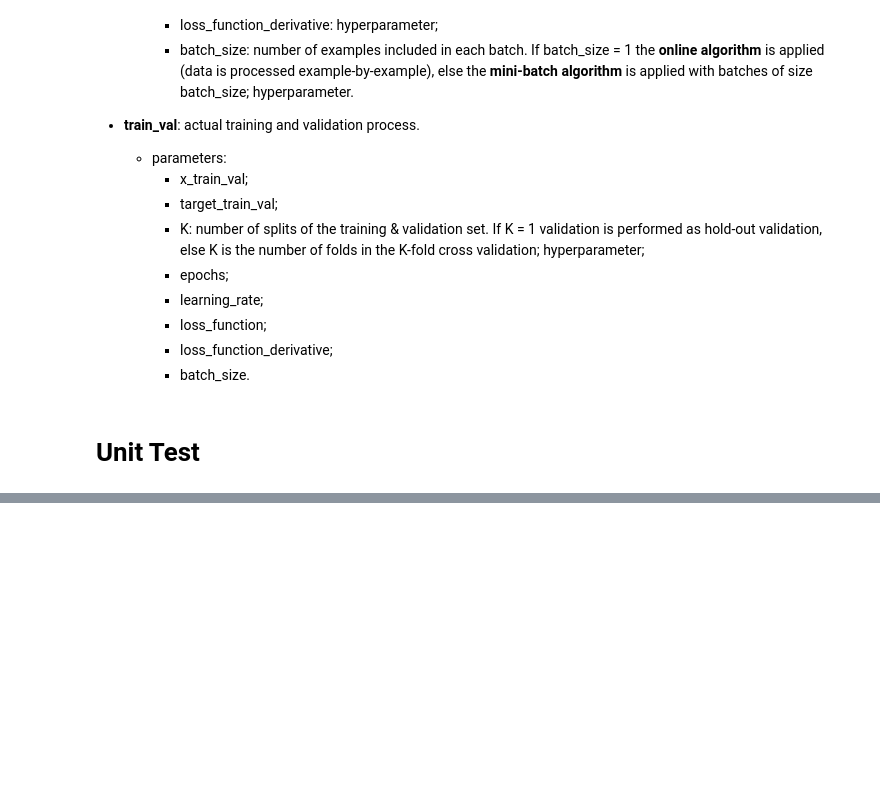
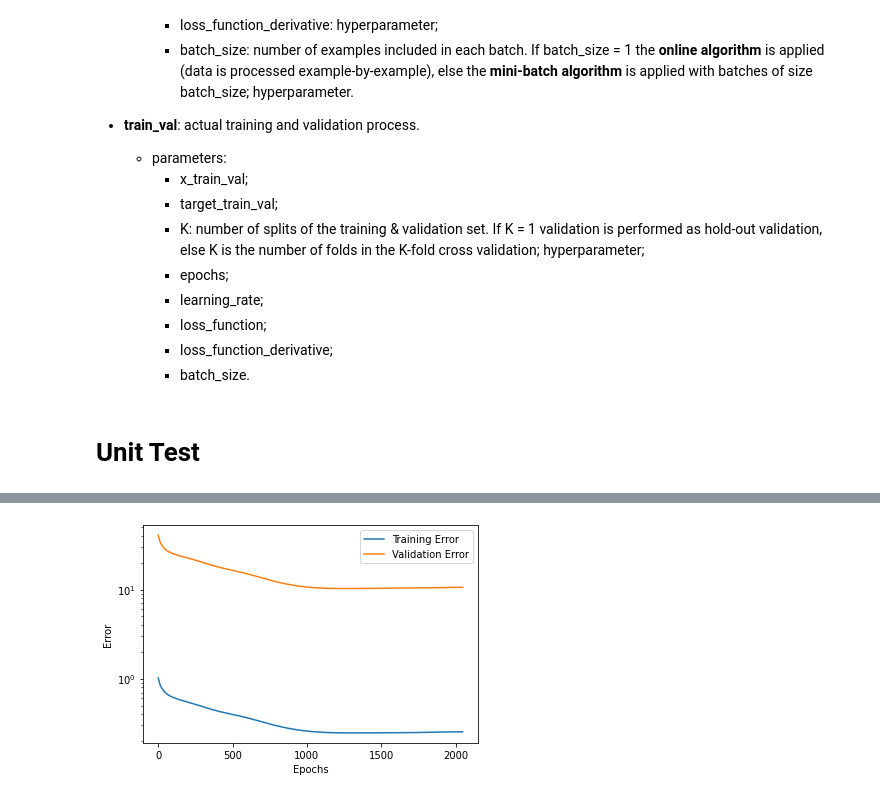
Before and after one commit to AlbertoMontanelli/Machine-Learning, a Jupyter notebook: neural_network.ipynb, the cells around one changed output, grey strips where cells are left out. Saved outputs shown, nothing was run; the diff lists cells and outputs as text; code cells hidden in the pictures; blank space fills up the shorter version.

```diff
--- a/neural_network.ipynb
+++ b/neural_network.ipynb
@@ -494,15 +490,15 @@ class NeuralNetwork:
 #test
 np.random.seed(42)
 
-x_tot = np.random.rand(1000, 15)
-target = np.random.rand(1000, 3)
+x_tot = np.random.rand(256, 15)
+target = np.random.rand(256, 3)
 
 test_split = 0.2
 train_split = 0.75
 
 layer_one = Layer(15, 8, ELU, d_ELU)
-layer_two = Layer(8, 5, ELU, d_ELU)
-layer_out = Layer(5, 3, linear, d_linear)
+layer_two = Layer(8, 4, ELU, d_ELU)
+layer_out = Layer(4, 3, linear, d_linear)
 
 NN = NeuralNetwork()
 
@@ -515,11 +511,11 @@ NN.add_layer(layer_out)
 
 # Parametri di training
 K = 5
-epochs = 1000
-learning_rate_w = 0.0005 # online smaller learning_rate, minibatch greater learning_rate, to compare online vs minibatch we need to divide
+epochs = 2048
+learning_rate_w = 0.0001 # online smaller learning_rate, minibatch greater learning_rate, to compare online vs minibatch we need to divide
                          # learning_rate of minibatch for number of the examples in the minibatch
-learning_rate_b = 0.0005
-batch_size = 100
+learning_rate_b = 0.0001
+batch_size = 32
 Lambda_t = 0.1
 Lambda_l = 0.1
 momentum = 0.9 # tipically from 0.8 and 0.99
@@ -544,0 +557 @@ plt.show()
+[figure, added]
```
Also changed, not shown: parts of 2 cells of this notebook.
